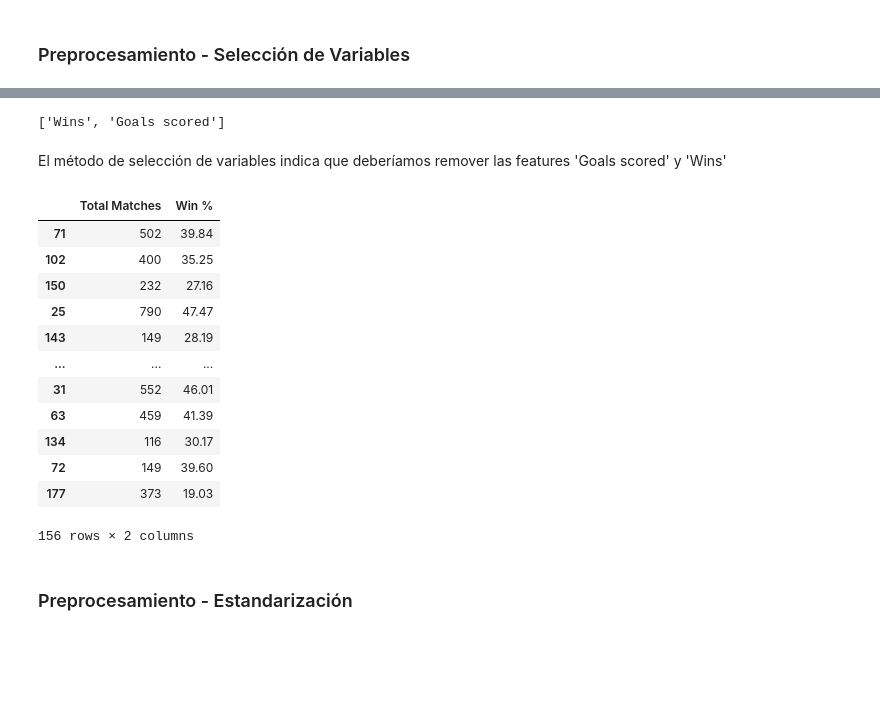
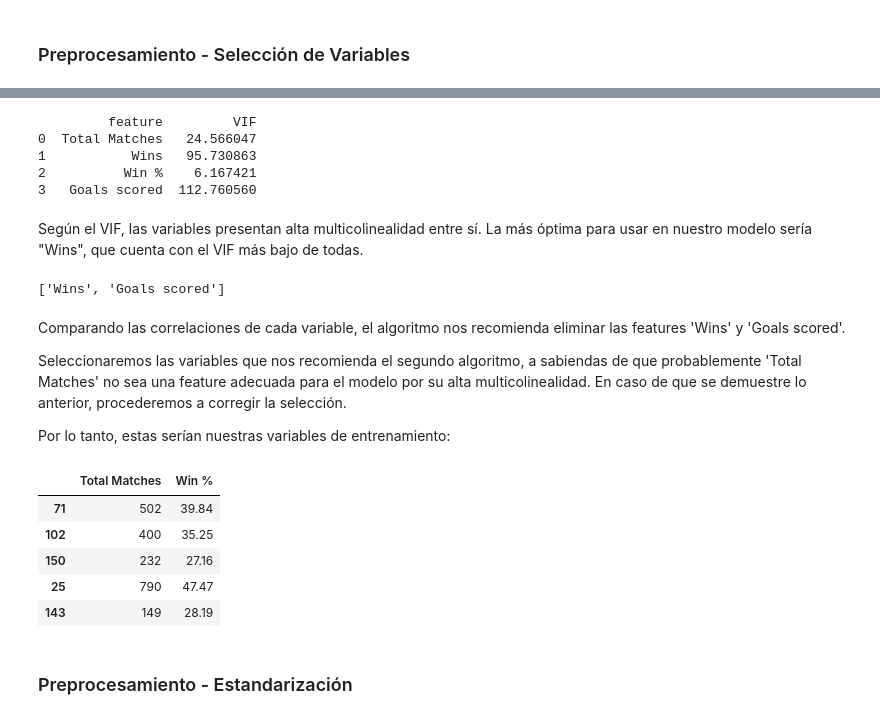
Before and after one commit to aiko-isnt-ded/lab_modeling, a Jupyter notebook: homeworks/Tarea2_Viviana Toledo.ipynb, the cells around one changed output, grey strips where cells are left out. Saved outputs shown, nothing was run; the diff lists cells and outputs as text; code cells hidden in the pictures; blank space fills up the shorter version.

```diff
--- a/homeworks/Tarea2_Viviana Toledo.ipynb
+++ b/homeworks/Tarea2_Viviana Toledo.ipynb
@@ -122,9 +140,8 @@ La correlación entre (goals scored, wins) es demasiado alta, así como la de (w
 ### Preprocesamiento - Selección de Variables
 # %%
 # Dividiendo las features de la target
-x = df.drop(['Goals per match'],axis=1)
+X = df.drop(['Goals per match'],axis=1)
 y = df['Goals per match']
 
 # Dividiendo el modelo
-from sklearn.model_selection import train_test_split
-X_train, X_test, y_train, y_test = train_test_split(x, y, random_state = 420, test_size=0.2)
+X_train, X_test, y_train, y_test = train_test_split(X, y, random_state = 420, test_size=0.2)
@@ -133,3 +150,21 @@ Debido a que las variables de entrada y salida son numéricas, utilizaremos una
+# %%
+# VIF dataframe
+vif_data = pd.DataFrame()
+vif_data["feature"] = X_train.columns
+
+# calculating VIF for each feature
+vif_data["VIF"] = [variance_inflation_factor(X_train.values, i)
+    for i in range(len(X_train.columns))]
+
+print(vif_data)
+# %% [output]
+         feature         VIF
+0  Total Matches   24.566047
+1           Wins   95.730863
+2          Win %    6.167421
+3   Goals scored  112.760560
+# %% [markdown]
+Según el VIF, las variables presentan alta multicolinealidad entre sí. La más óptima para usar en nuestro modelo sería "Wins", que cuenta con el VIF más bajo de todas.
 # %%
 def calcDrop(res):
     # Obtener todas las variables con una correlacion  > 0.6
@@ -196,27 +231,24 @@ drop = corrX_new(X_train)
 print(drop)
 # %% [output]
 ['Wins', 'Goals scored']
-# %% [markdown]
-El método de selección de variables indica que deberíamos remover las features 'Goals scored' y 'Wins'
+# %% [markdown]
+Comparando las correlaciones de cada variable, el algoritmo nos recomienda eliminar las features 'Wins' y 'Goals scored'.
+
+Seleccionaremos las variables que nos recomienda el segundo algoritmo, a sabiendas de que probablemente 'Total Matches' no sea una feature adecuada para el modelo por su alta multicolinealidad. En caso de que se demuestre lo anterior, procederemos a corregir la selección.
+
+Por lo tanto, estas serían nuestras variables de entrenamiento:
 # %%
 X_train = X_train.drop(drop, axis='columns')
 X_test = X_test.drop(drop, axis='columns')
 
-X_train
+X_train.head()
 # %% [output]
 |  | Total Matches | Win % |
 | 71 | 502 | 39.84 |
 | 102 | 400 | 35.25 |
 | 150 | 232 | 27.16 |
 | 25 | 790 | 47.47 |
 | 143 | 149 | 28.19 |
-| ... | ... | ... |
-| 31 | 552 | 46.01 |
-| 63 | 459 | 41.39 |
-| 134 | 116 | 30.17 |
-| 72 | 149 | 39.60 |
-| 177 | 373 | 19.03 |
-156 rows × 2 columns
 # %% [markdown]
 ### Preprocesamiento - Estandarización
 # %% [markdown]
```
Also changed, not shown: parts of 34 cells of this notebook, 3 other files.
